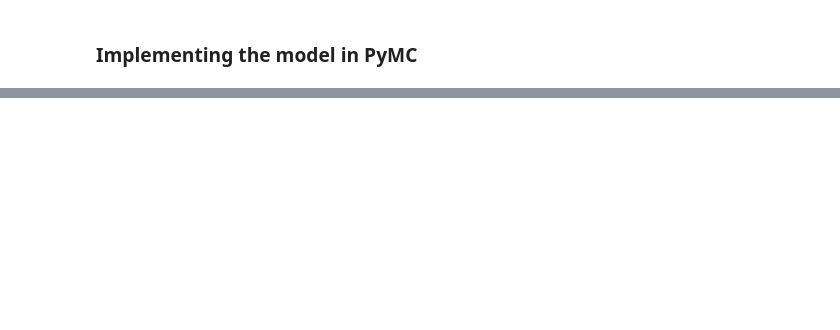
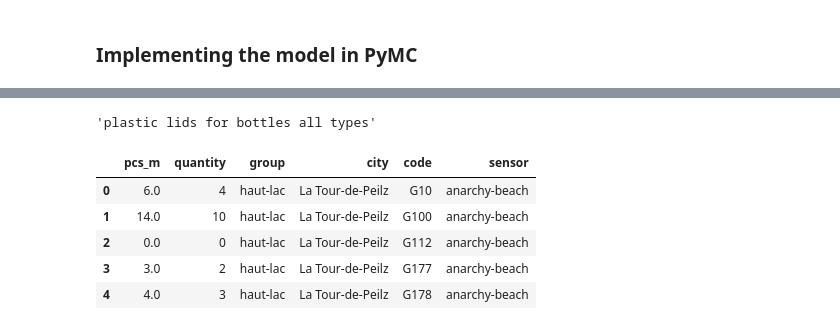
Before and after one commit to hammerdirt/pgamma, a Jupyter notebook: hierarchical_models.ipynb, the cells around one changed output, grey strips where cells are left out. Cells and saved outputs as stored; diff of their text form; code cells hidden in the pictures; blank space fills up the shorter version.

```diff
--- a/hierarchical_models.ipynb
+++ b/hierarchical_models.ipynb
@@ -943,0 +550,26 @@ def make_predictions(locations, codes, data):
+# %%
+codedf = pd.read_csv("new_codes.csv")
+newCode = {
+    "code":"Gcaps",
+    "material":" Plastic",
+    "description":"plastic lids for bottles all types",
+    "groupname":"food and drink",
+    "parent_code":"Parent code"
+}
+codedf.set_index("code", inplace=True)
+codedf.loc["Gcaps",:]=newCode
+
+
+codeMap = codedf[["description"]]
+codeMap.loc["Gcaps"]["description"]
+# %% [output]
+'plastic lids for bottles all types'
+# %%
+workData.head()
+# %% [output]
+|  | pcs_m | quantity | group | city | code | sensor |
+| 0 | 6.0 | 4 | haut-lac | La Tour-de-Peilz | G10 | anarchy-beach |
+| 1 | 14.0 | 10 | haut-lac | La Tour-de-Peilz | G100 | anarchy-beach |
+| 2 | 0.0 | 0 | haut-lac | La Tour-de-Peilz | G112 | anarchy-beach |
+| 3 | 3.0 | 2 | haut-lac | La Tour-de-Peilz | G177 | anarchy-beach |
+| 4 | 4.0 | 3 | haut-lac | La Tour-de-Peilz | G178 | anarchy-beach |
```
Also changed, not shown: parts of 69 cells of this notebook, 36 other files.
